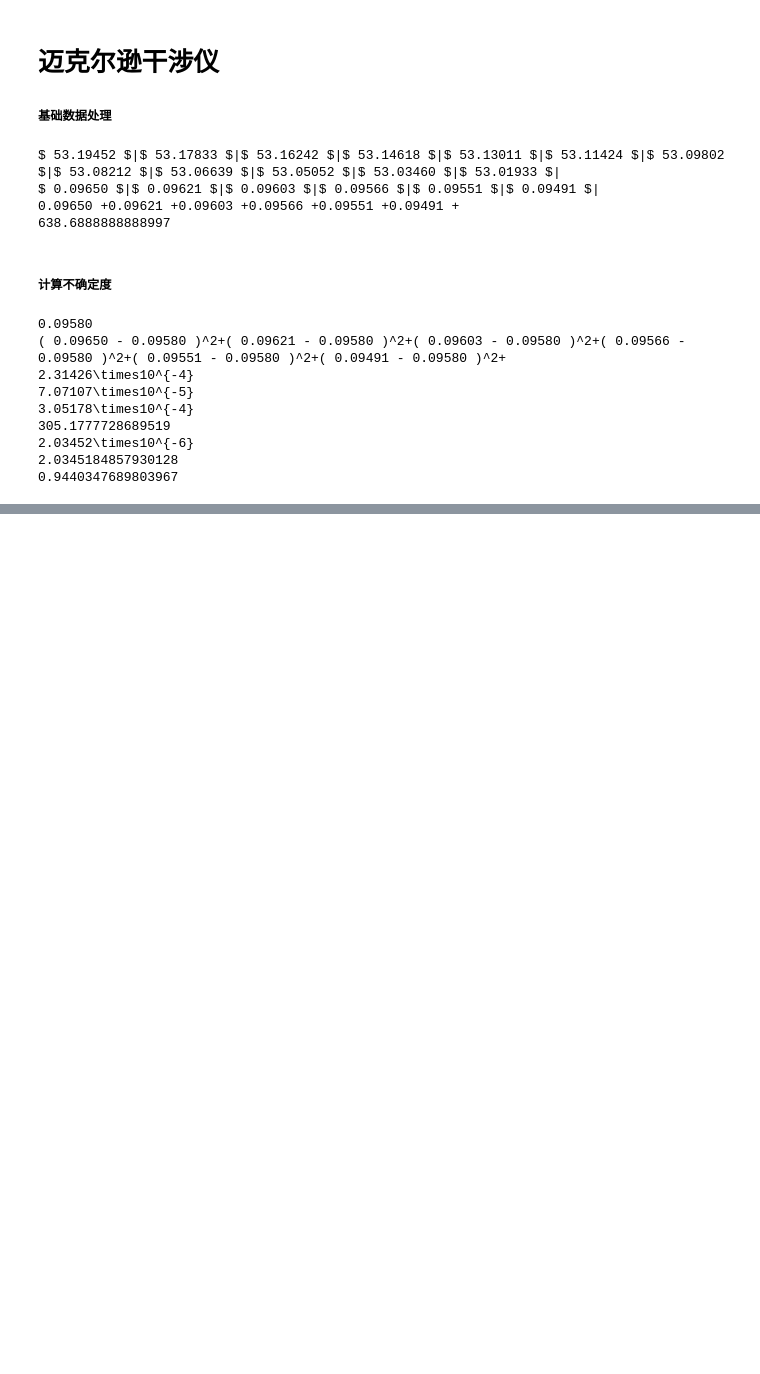
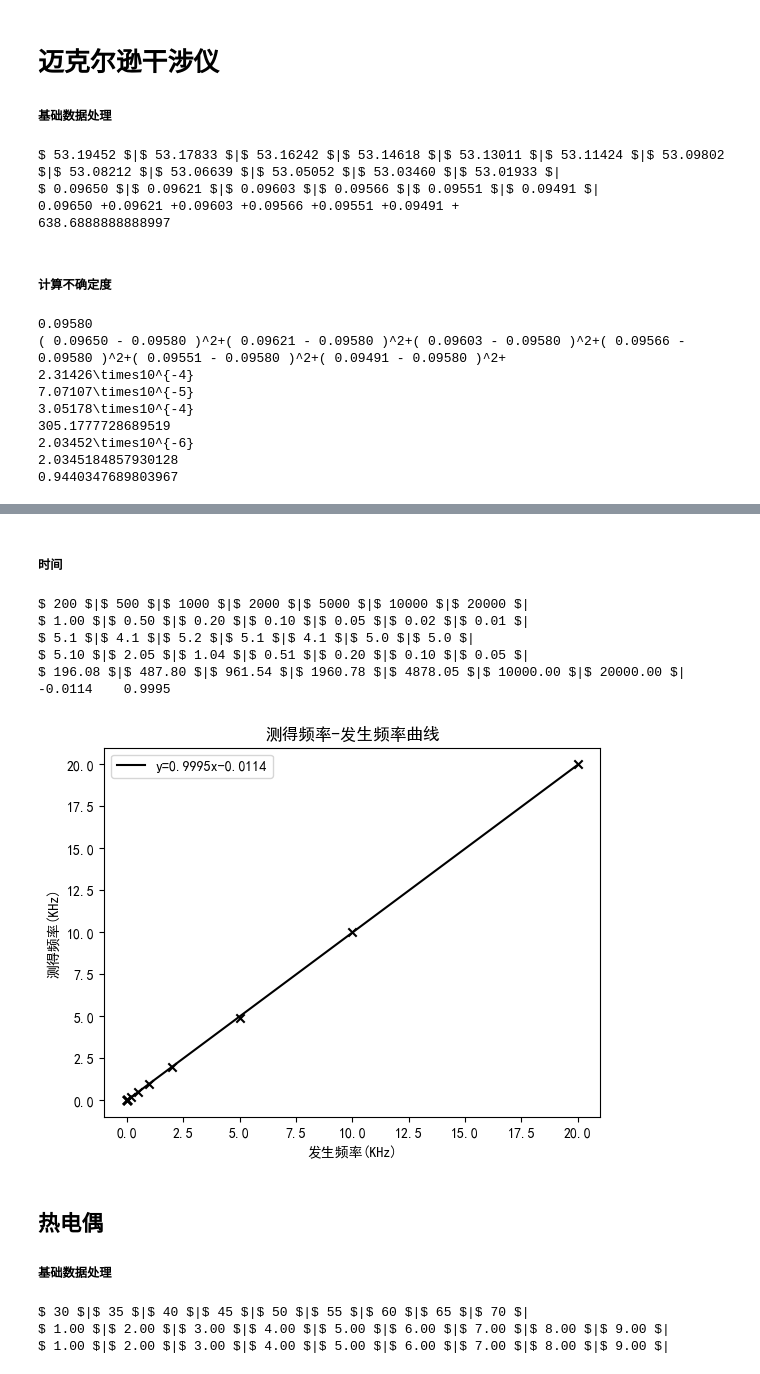
Before and after one commit to dark-but-spark/PHY104BExperiments-of-Fundamental-Physics, a Jupyter notebook: calculate.ipynb, the cells around one changed output, grey strips where cells are left out. Saved outputs shown, nothing was run; the diff lists cells and outputs as text; code cells hidden in the pictures; blank space fills up the shorter version.

```diff
--- a/calculate.ipynb
+++ b/calculate.ipynb
@@ -551,0 +623,76 @@ print((ans*1e6-632.8)/623.8*100)
+# %% [markdown]
+##### 时间
+# %%
+s=fi.readline().split()
+f=[0]*17
+f0=[0]*17
+H=[0]*17
+for i in range(7):
+    f[i]=float(s[i])
+    print("$",format(f[i],".0f"),"$|",end="")
+    f[i]/=1000
+s=fi.readline().split()
+print()
+for i in range(7):
+    f0[i]=float(s[i])
+    print("$",format(f0[i],".2f"),"$|",end="")
+s=fi.readline().split()
+print()
+for i in range(7):
+    H[i]=float(s[i])
+    print("$",format(H[i],".1f"),"$|",end="")
+print()
+for i in range(7):
+    f0[i]*=H[i]
+    print("$",format(f0[i],".2f"),"$|",end="")
+print()
+for i in range(7):
+    f0[i]=1000/f0[i]
+    print("$",format(f0[i],".2f"),"$|",end="")
+    f0[i]/=1000
+print()
+beta,apha= np.polyfit(f, f0, 1)
+print(format(apha,'.4f'),'  ',format(beta,'.4f'))
+
+plt.scatter(f,f0,color='black',marker="x")
+plt.plot(range(0,21),[apha+beta*i for i in range(0,21)], color='black',
+         label="y="+format(beta,".4f")+"x"+format(apha,".4f"))
+plt.legend()
+plt.xlabel('发生频率(KHz)')
+plt.ylabel('测得频率(KHz)')
+plt.title('测得频率-发生频率曲线')
+plt.show()
+# %% [output]
+$ 200 $|$ 500 $|$ 1000 $|$ 2000 $|$ 5000 $|$ 10000 $|$ 20000 $|
+$ 1.00 $|$ 0.50 $|$ 0.20 $|$ 0.10 $|$ 0.05 $|$ 0.02 $|$ 0.01 $|
+$ 5.1 $|$ 4.1 $|$ 5.2 $|$ 5.1 $|$ 4.1 $|$ 5.0 $|$ 5.0 $|
+$ 5.10 $|$ 2.05 $|$ 1.04 $|$ 0.51 $|$ 0.20 $|$ 0.10 $|$ 0.05 $|
+$ 196.08 $|$ 487.80 $|$ 961.54 $|$ 1960.78 $|$ 4878.05 $|$ 10000.00 $|$ 20000.00 $|
+-0.0114    0.9995
+[figure, added]
+# %% [markdown]
+## 热电偶
+##### 基础数据处理
+# %%
+fi=open('热电偶.in','r')
+t=[0]*9
+u1=[0]*9
+u2=[0]*9
+s=fi.readline().split()
+for i in range(9):
+    t[i]=int(s[i])
+    print("$",t[i],"$|",end="")
+print()
+s=fi.readline().split()
+for i in range(9):
+    u1[i]=float(s[i])
+    print("$",format(u1[i],".2f"),"$|",end="")
+print()
+s=fi.readline().split()
+for i in range(9):
+    u2[i]=float(s[i])
+    print("$",format(u2[i],".2f"),"$|",end="")
+# %% [output]
+$ 30 $|$ 35 $|$ 40 $|$ 45 $|$ 50 $|$ 55 $|$ 60 $|$ 65 $|$ 70 $|
+$ 1.00 $|$ 2.00 $|$ 3.00 $|$ 4.00 $|$ 5.00 $|$ 6.00 $|$ 7.00 $|$ 8.00 $|$ 9.00 $|
+$ 1.00 $|$ 2.00 $|$ 3.00 $|$ 4.00 $|$ 5.00 $|$ 6.00 $|$ 7.00 $|$ 8.00 $|$ 9.00 $|
```
Also changed, not shown: parts of 6 cells of this notebook, 23 other files.
